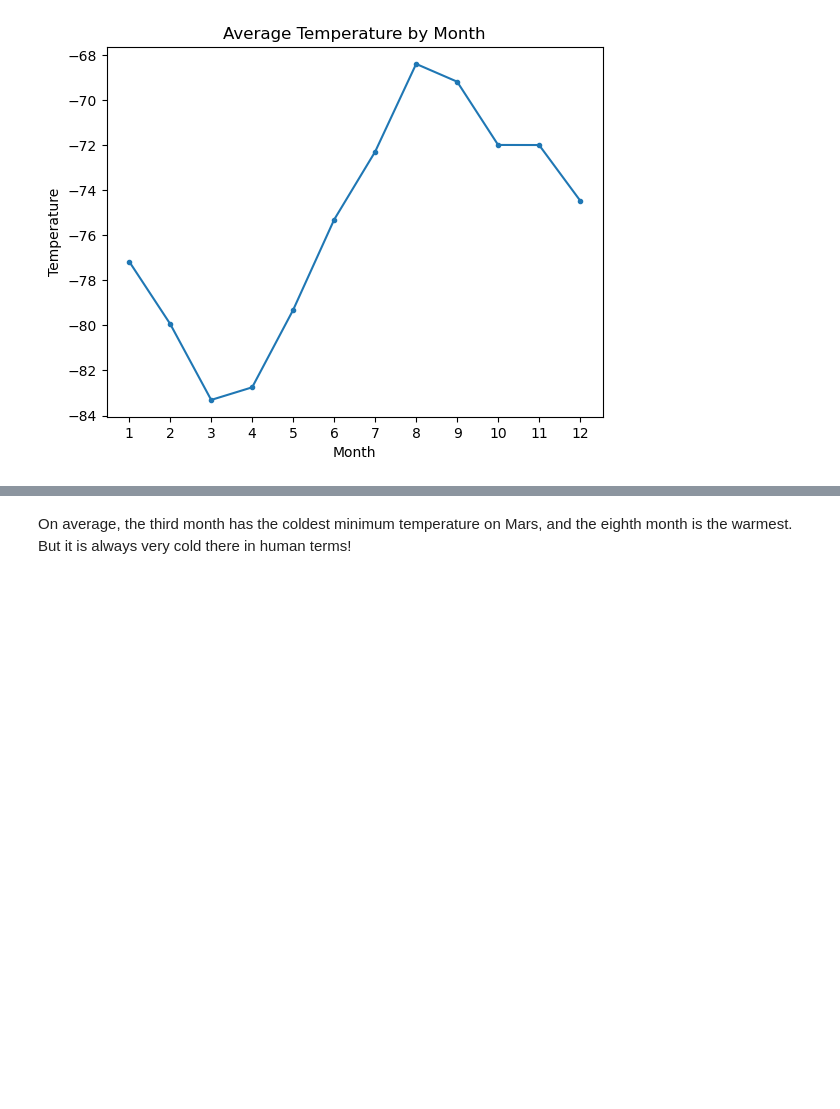
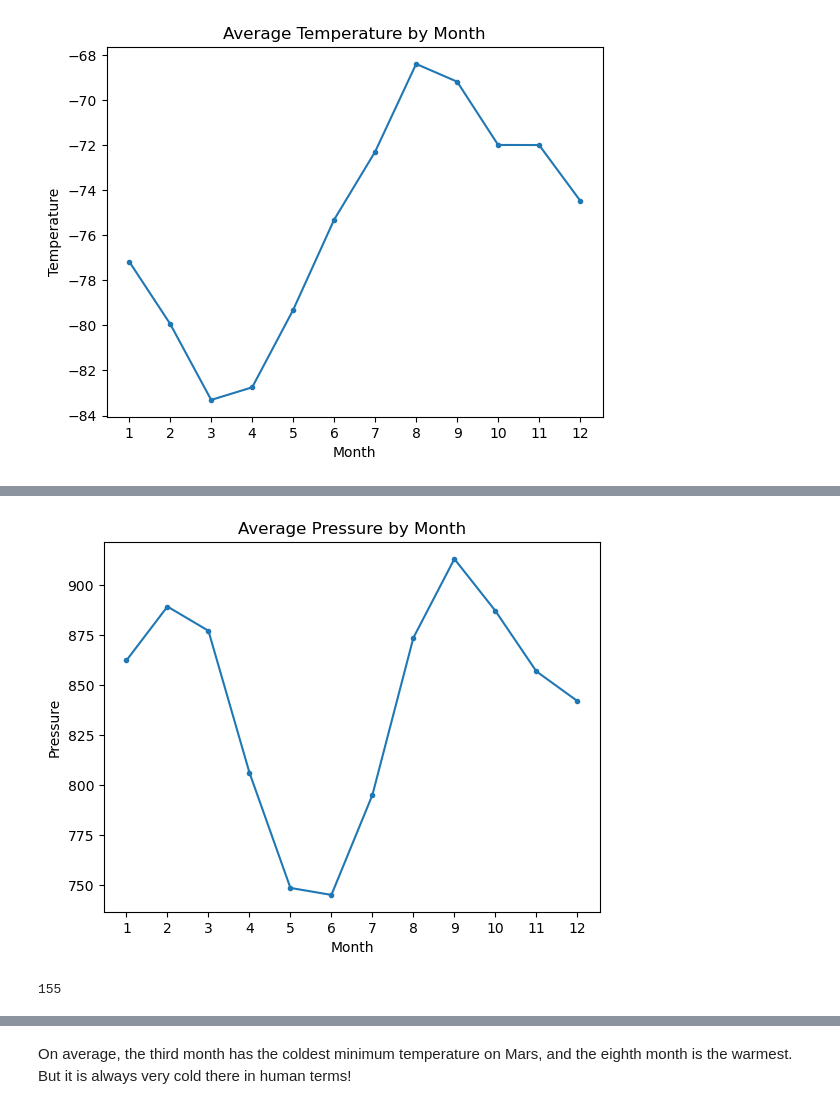
Before and after one commit to jmvandame/Module-11-Challenge-HTML, a Jupyter notebook: part_2_mars_weather.ipynb, the cells around one changed output, grey strips where cells are left out. Cells and saved outputs as stored; diff of their text form; code cells hidden in the pictures; blank space fills up the shorter version.

```diff
--- a/part_2_mars_weather.ipynb
+++ b/part_2_mars_weather.ipynb
@@ -186,2 +190,4 @@ dtype: float64 ['min_temp']
 # %%
 # 4. Average pressure by Martian month
+avg_press= weather_df[['month','pressure']].groupby("month").mean()
+avg_press
@@ -190,2 +209,18 @@ dtype: float64 ['min_temp']
+# %%
+# Plot the average pressure by month
+month_press = avg_low.index.values
+plt.xlabel("Month")
+plt.ylabel("Pressure")
+plt.title("Average Pressure by Month")
+plt.xticks(month_press)
+plt.plot(month_press,avg_press['pressure'], marker=".")
+plt.show()
+# %% [output]
+[figure, added]
 # %%
 # 5. How many terrestrial (earth) days are there in a Martian year?
+#Finding the original Sun longitude
+orig_long=weather_df['ls'].loc[0]
+orig_long
+# %% [output]
+155
```
Also changed, not shown: parts of 6 cells of this notebook, 1 other file.
